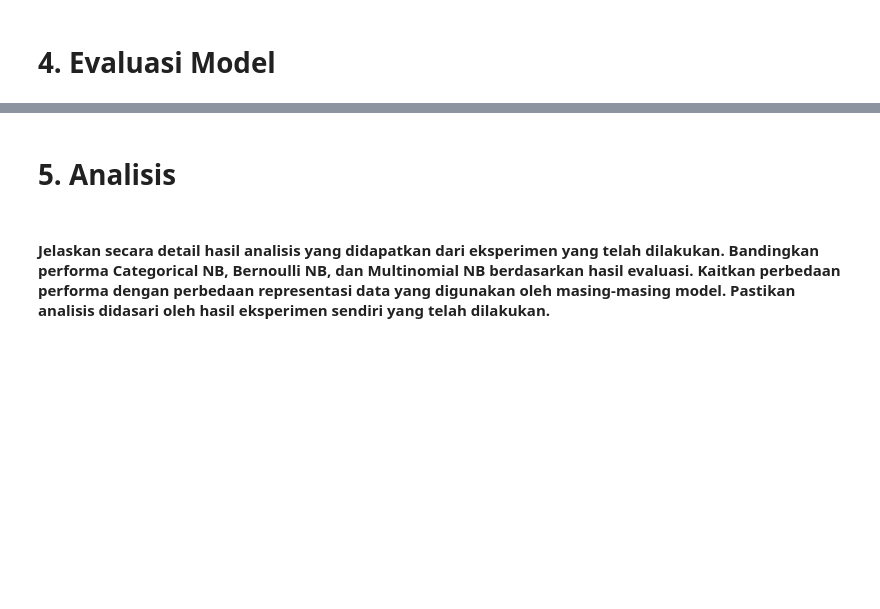
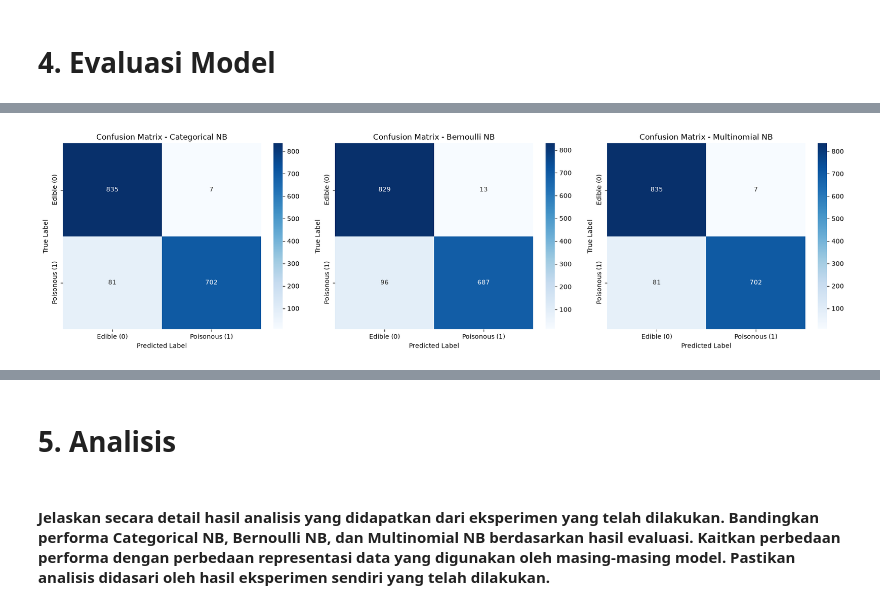
Before and after one commit to AIEngCourses/ml, a Jupyter notebook: 2_NB/1_NB_Logreg_5054251024.ipynb, the cells around one changed output, grey strips where cells are left out. Drawn from its saved outputs; the diff is of its cells as text; code cells hidden in the pictures; blank space fills up the shorter version.

```diff
--- a/2_NB/1_NB_Logreg_5054251024.ipynb
+++ b/2_NB/1_NB_Logreg_5054251024.ipynb
@@ -163,6 +240,9 @@ CategoricalNB adalah varian yang paling sesuai untuk dataset ini karena semua fi
 # %%
 # Lakukan prediksi pada test set.
 # Simpan hasil prediksi label dan probabilitas kelas 1 untuk keperluan evaluasi.
+
+y_pred_cnb = model_cnb.predict(X_test_ord)
+y_prob_cnb = model_cnb.predict_proba(X_test_ord)[:, 1]
 # %% [markdown]
 ## 3.2 Bernoulli Naive Bayes
 
@@ -172,6 +277,8 @@ BernoulliNB bekerja pada representasi binary. Dengan OneHotEncoder, setiap kateg
 # %%
 # Lakukan prediksi pada test set.
 # Simpan hasil prediksi label dan probabilitas kelas 1 untuk keperluan evaluasi.
+y_pred_bnb = model_bnb.predict(X_test_ohe)
+y_prob_bnb = model_bnb.predict_proba(X_test_ohe)[:, 1]
 # %% [markdown]
 ## 3.3 Multinomial Naive Bayes
 
@@ -180,0 +286,13 @@ MultinomialNB membutuhkan input non-negatif dan menginterpretasikannya sebagai f
+# %%
+# Inisialisasi dan latih model MultinomialNB menggunakan train set hasil OneHotEncoder.
+model_mnb = MultinomialNB()
+model_mnb.fit(X_train_ohe, y_train)
+
+# Lakukan prediksi pada test set dan tampilkan classification report serta confusion matrix.
+y_pred_mnb = model_mnb.predict(X_test_ohe)
+
+print("Classification Report:")
+print(classification_report(y_test, y_pred_mnb))
+
+print("Confusion Matrix:")
+print(confusion_matrix(y_test, y_pred_mnb))
@@ -181,5 +313,7 @@ MultinomialNB membutuhkan input non-negatif dan menginterpretasikannya sebagai f
 # %%
 # Lakukan prediksi pada test set.
 # Simpan hasil prediksi label dan probabilitas kelas 1 untuk keperluan evaluasi.
+y_pred_mnb = model_mnb.predict(X_test_ohe)
+y_prob_mnb = model_mnb.predict_proba(X_test_ohe)[:, 1]
 # %% [markdown]
 # 4. Evaluasi Model
@@ -193,0 +356,23 @@ MultinomialNB membutuhkan input non-negatif dan menginterpretasikannya sebagai f
+# %%
+# Tampilkan Confusion Matrix setiap model dalam bentuk heatmap.
+# Susun ketiganya dalam satu baris subplot.
+fig, axes = plt.subplots(1, 3, figsize=(18, 5))
+model_preds = [
+    ('Categorical NB', y_pred_cnb),
+    ('Bernoulli NB', y_pred_bnb),
+    ('Multinomial NB', y_pred_mnb)
+]
+
+for ax, (name, pred) in zip(axes, model_preds):
+    cm = confusion_matrix(y_test, pred)
+    sns.heatmap(cm, annot=True, fmt='d', cmap='Blues', ax=ax,
+                xticklabels=['Edible (0)', 'Poisonous (1)'],
+                yticklabels=['Edible (0)', 'Poisonous (1)'])
+    ax.set_title(f'Confusion Matrix - {name}')
+    ax.set_xlabel('Predicted Label')
+    ax.set_ylabel('True Label')
+
+plt.tight_layout()
+plt.show()
+# %% [output]
+[figure, added]
```
Also changed, not shown: parts of 21 cells of this notebook.
